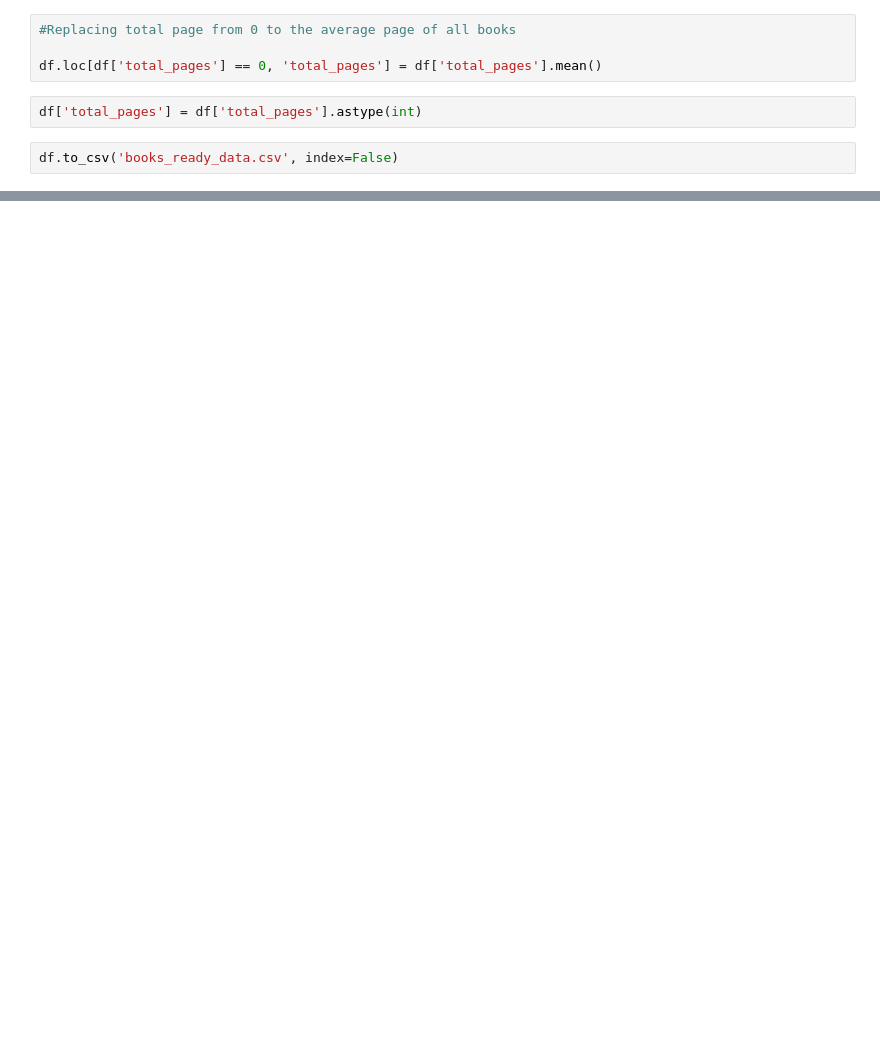
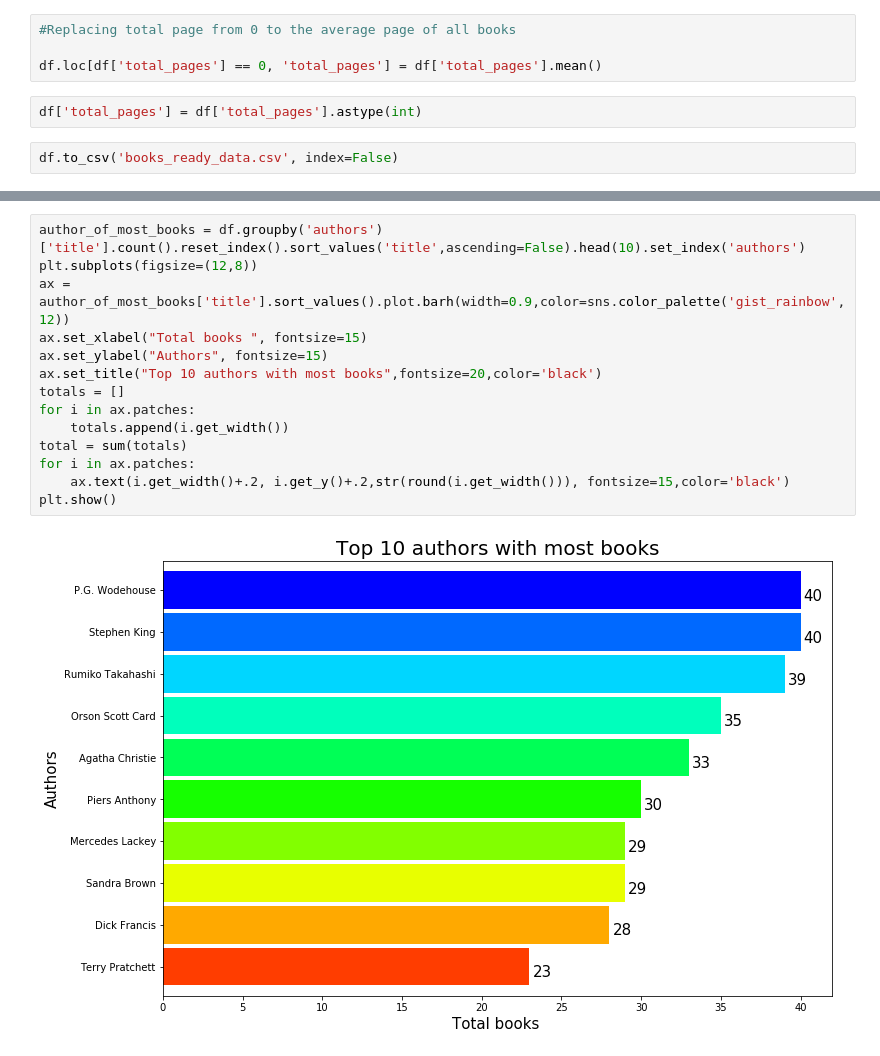
Before and after one commit to LizK/EDA---Books, a Jupyter notebook: Code/Clean/Cleaning_Code.ipynb, the cells around one changed output, grey strips where cells are left out. Saved outputs shown, nothing was run; the diff lists cells and outputs as text; blank space fills up the shorter version.

```diff
--- a/Code/Clean/Cleaning_Code.ipynb
+++ b/Code/Clean/Cleaning_Code.ipynb
@@ -190,0 +232,16 @@ df.to_csv('books_ready_data.csv', index=False)
+# %%
+author_of_most_books = df.groupby('authors')['title'].count().reset_index().sort_values('title',ascending=False).head(10).set_index('authors')
+plt.subplots(figsize=(12,8))
+ax = author_of_most_books['title'].sort_values().plot.barh(width=0.9,color=sns.color_palette('gist_rainbow',12))
+ax.set_xlabel("Total books ", fontsize=15)
+ax.set_ylabel("Authors", fontsize=15)
+ax.set_title("Top 10 authors with most books",fontsize=20,color='black')
+totals = []
+for i in ax.patches:
+    totals.append(i.get_width())
+total = sum(totals)
+for i in ax.patches:
+    ax.text(i.get_width()+.2, i.get_y()+.2,str(round(i.get_width())), fontsize=15,color='black')
+plt.show()
+# %% [output]
+[figure, added]
```
Also changed, not shown: parts of 20 cells of this notebook, 2 other files.
